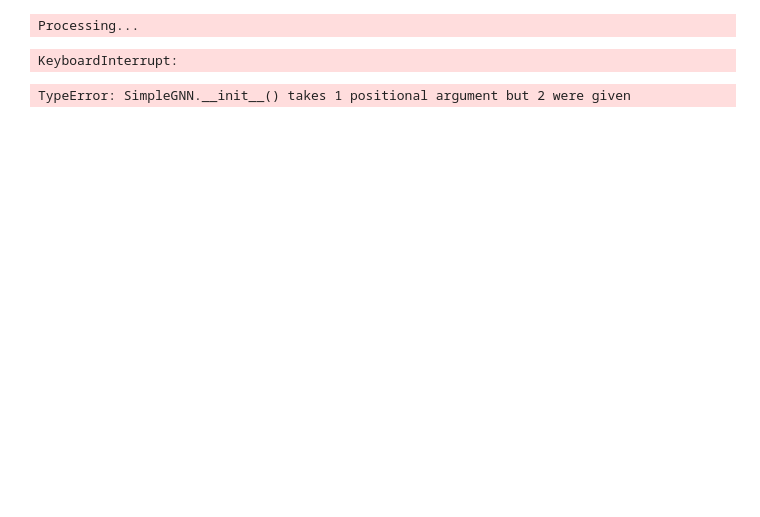
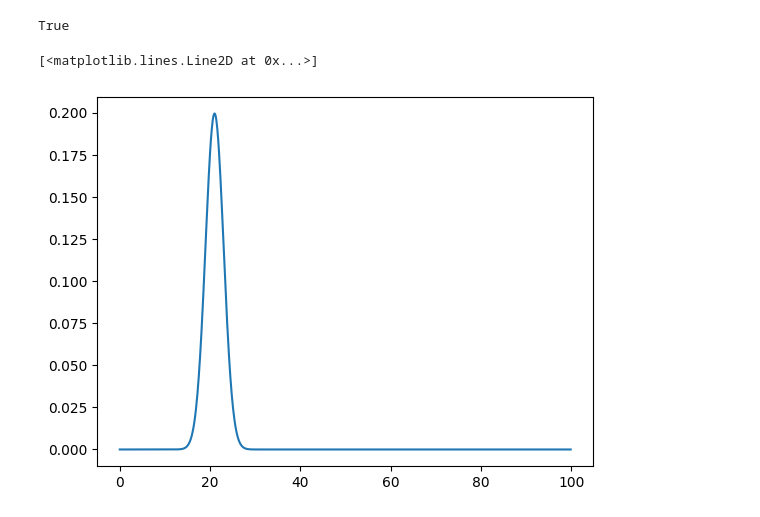
Before and after one commit to Larspennig/Graph_Learning, a Jupyter notebook: test.ipynb, the cells around one changed output. Saved outputs shown, nothing was run; the diff lists cells and outputs as text; code cells hidden in the pictures; blank space fills up the shorter version.

```diff
--- a/test.ipynb
+++ b/test.ipynb
@@ -6,11 +5,0 @@ from model import SimpleGNN
-# %%
-modelnet_train = tg.datasets.ModelNet(root='data/Modelnet',name='40')
-# %% [output]
-Processing...
-KeyboardInterrupt:
-# %%
-model = SimpleGNN()
-data = modelnet_train[0]
-out = SimpleGNN(data)
-# %% [output]
-TypeError: SimpleGNN.__init__() takes 1 positional argument but 2 were given
@@ -16,0 +23,4 @@ TypeError: SimpleGNN.__init__() takes 1 positional argument but 2 were given
+# %%
+torch.cuda.is_available()
+# %% [output]
+True
@@ -16,0 +29,5 @@ TypeError: SimpleGNN.__init__() takes 1 positional argument but 2 were given
+# %%
+plt.plot(x,y)
+# %% [output]
+[<matplotlib.lines.Line2D at 0x...>]
+[figure, added]
```
Also changed, not shown: parts of 5 cells of this notebook, 2 other files.
